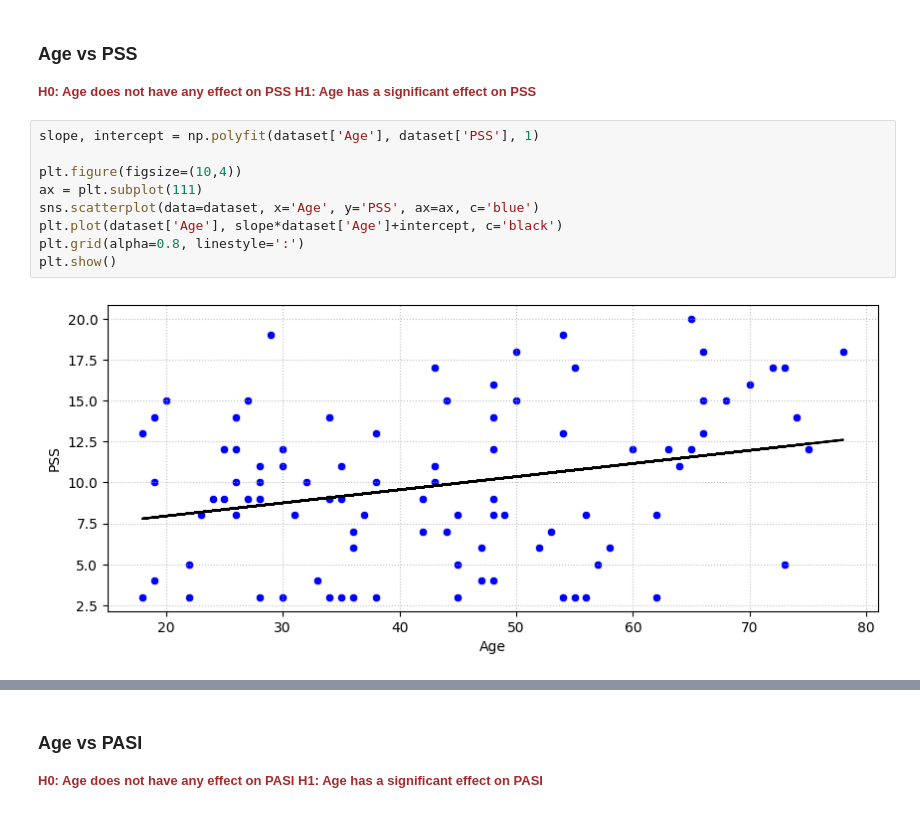
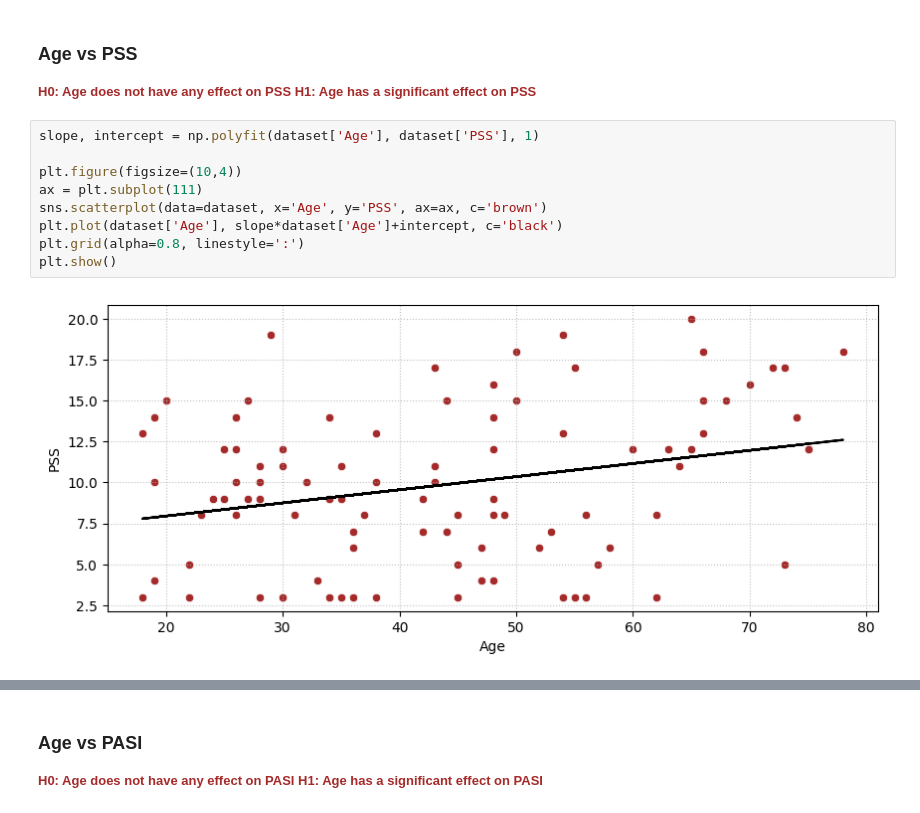
Before and after one commit to iamtushara/medical-thesis, a Jupyter notebook: thesis-notebooks/02-reshma/Statistical Analysis of Psoriasis Patients Data.ipynb, the cells around one changed output, grey strips where cells are left out. Cells and saved outputs as stored; diff of their text form.

```diff
--- a/thesis-notebooks/02-reshma/Statistical Analysis of Psoriasis Patients Data.ipynb
+++ b/thesis-notebooks/02-reshma/Statistical Analysis of Psoriasis Patients Data.ipynb
@@ -1154,14 +1154,14 @@ H1: Age has a significant effect on PSS
 # %%
 slope, intercept = np.polyfit(dataset['Age'], dataset['PSS'], 1)
 
 plt.figure(figsize=(10,4))
 ax = plt.subplot(111)
-sns.scatterplot(data=dataset, x='Age', y='PSS', ax=ax, c='blue')
+sns.scatterplot(data=dataset, x='Age', y='PSS', ax=ax, c='brown')
 plt.plot(dataset['Age'], slope*dataset['Age']+intercept, c='black')
 plt.grid(alpha=0.8, linestyle=':')
 plt.show()
 # %% [output]
-[figure, old version]
+[figure, new version]
 # %%
 x = dataset['Age']
 y = dataset['PSS']
```
Also changed, not shown: parts of 25 cells of this notebook.
